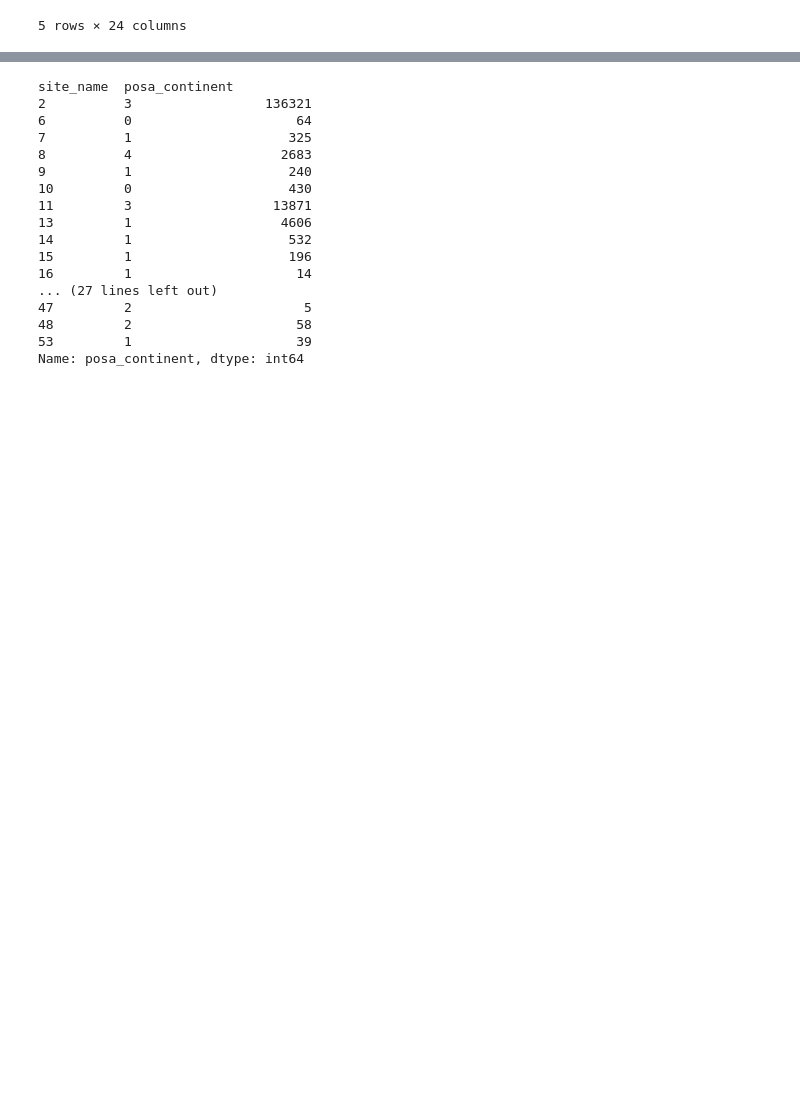
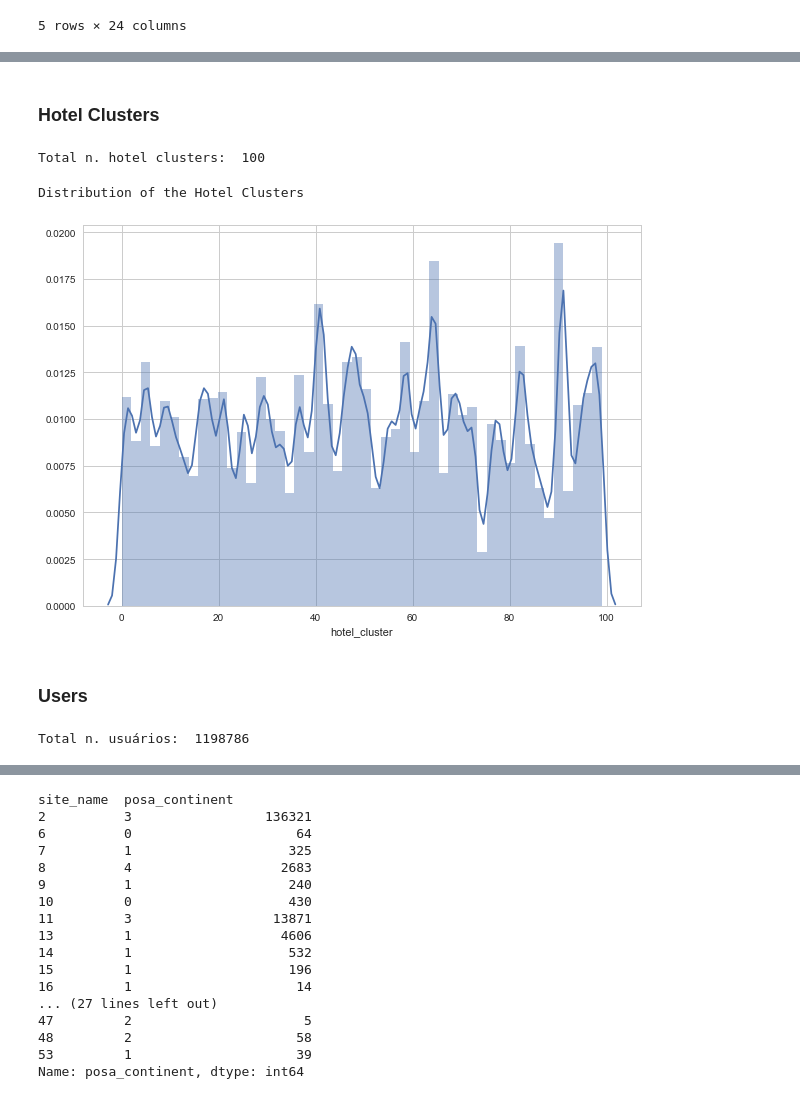
Before and after one commit to silvanabc/expedia-hotel-recommendations, a Jupyter notebook: Hotel Recommendations.ipynb, the cells around one changed output, grey strips where cells are left out. Cells and saved outputs as stored; diff of their text form; code cells hidden in the pictures; blank space fills up the shorter version.

```diff
--- a/Hotel Recommendations.ipynb
+++ b/Hotel Recommendations.ipynb
@@ -28,0 +56,20 @@ testData['site_name'].size
+# %% [markdown]
+### Hotel Clusters
+# %%
+uniqueClusters = expediaDF['hotel_cluster'].unique().size
+print("Total n. hotel clusters: ", uniqueClusters)
+# %% [output]
+Total n. hotel clusters:  100
+# %%
+print("Distribution of the Hotel Clusters")
+sns.distplot(expediaDF['hotel_cluster']);
+# %% [output]
+Distribution of the Hotel Clusters
+[figure, added]
+# %% [markdown]
+### Users
+# %%
+uniqueUsers = expediaDF['user_id'].unique().size
+print("Total n. usuários: ", uniqueUsers)
+# %% [output]
+Total n. usuários:  1198786
```
Also changed, not shown: parts of 37 cells of this notebook.
